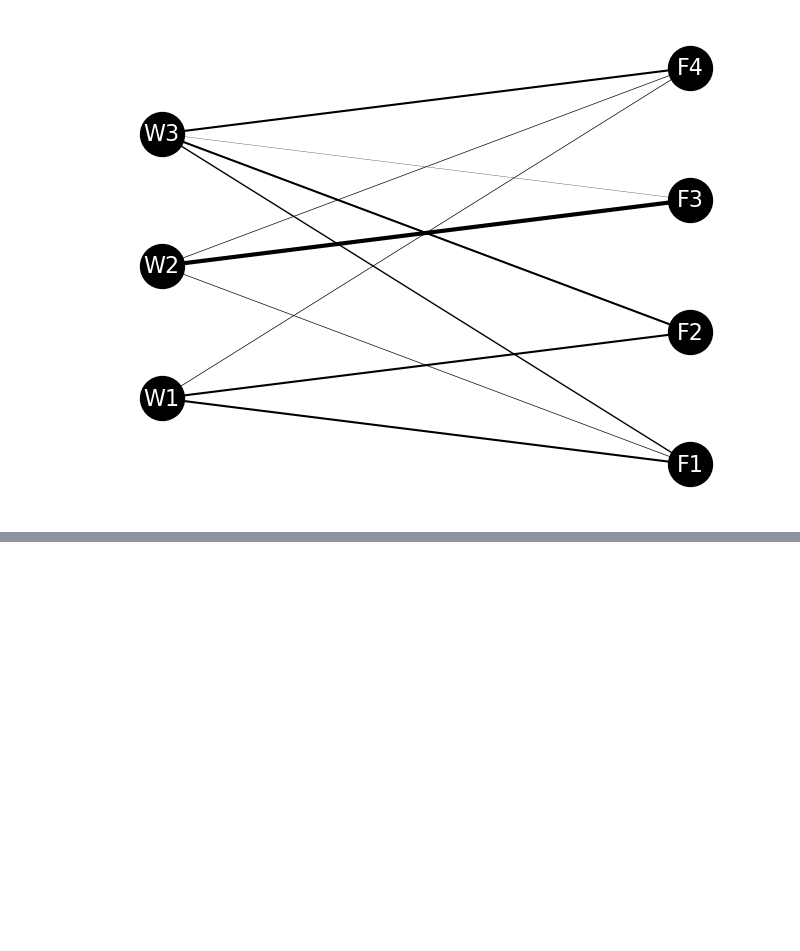
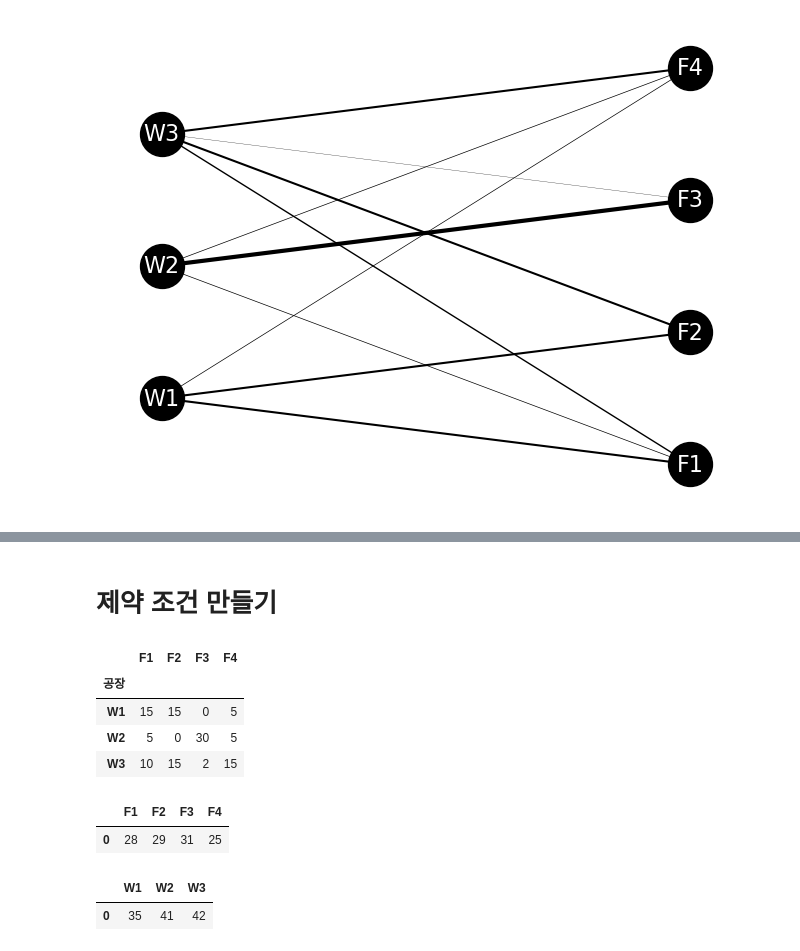
Before and after one commit to kkjjiinn/python-data-100-practice, a Jupyter notebook: 06-1.ipynb, the cells around one changed output, grey strips where cells are left out. Cells and saved outputs as stored; diff of their text form; code cells hidden in the pictures; blank space fills up the shorter version.

```diff
--- a/06-1.ipynb
+++ b/06-1.ipynb
@@ -290,0 +385,25 @@ plt.show()
+# %% [markdown]
+# 제약 조건 만들기
+# %%
+#제약조건
+# 창고(W):최대 공급 가능한 부품 수가 제한되어있음 -> supply.csv데이터에 나온 것까지만 공급 가능 더 많이 못만듦
+# 공장(F):채워야 할 최소한의 제품제조량이 있음 -> demand.csv데이터에 나온 최소한의 수요량이 필요함 더 적으면 안됨
+
+import pandas as pd
+
+#필요한 데이터
+df_tr = pd.read_csv('trans_route.csv', index_col = '공장')
+df_demand = pd.read_csv('demand.csv')
+df_supply = pd.read_csv('supply.csv')
+
+display(df_tr, df_demand, df_supply)
+# %% [output]
+|  | F1 | F2 | F3 | F4 |
+| 공장 |  |  |  |  |
+| W1 | 15 | 15 | 0 | 5 |
+| W2 | 5 | 0 | 30 | 5 |
+| W3 | 10 | 15 | 2 | 15 |
+|  | F1 | F2 | F3 | F4 |
+| 0 | 28 | 29 | 31 | 25 |
+|  | W1 | W2 | W3 |
+| 0 | 35 | 41 | 42 |
```
Also changed, not shown: parts of 11 cells of this notebook.
